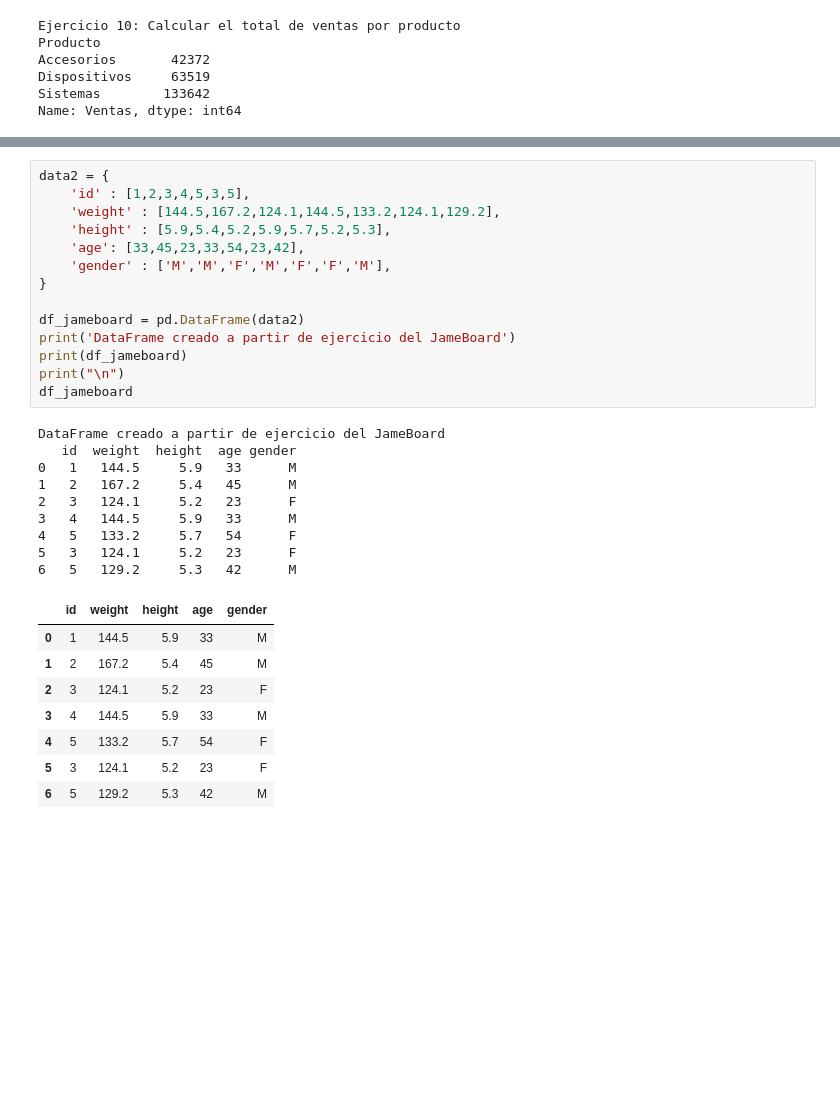
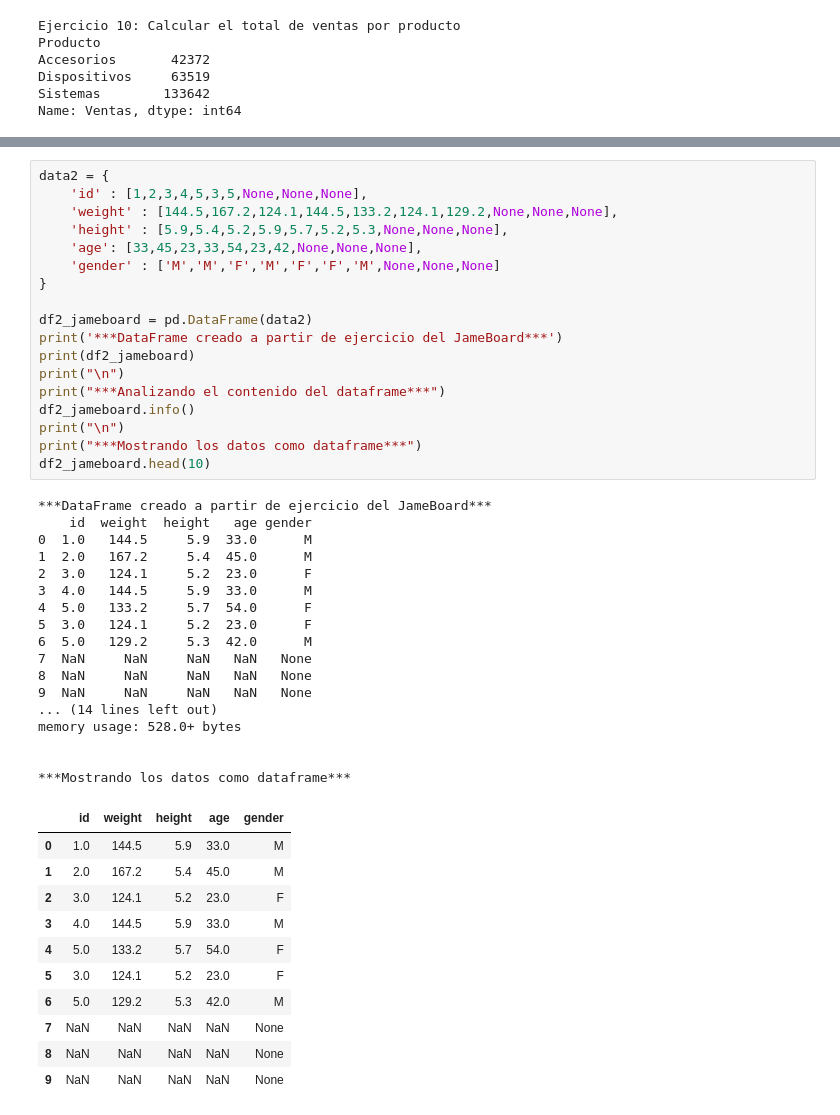
Before and after one commit to P-MATM/TalentoTech, a Jupyter notebook: 1_Primera_Práctica.ipynb, the cells around one changed output, grey strips where cells are left out. Saved outputs shown, nothing was run; the diff lists cells and outputs as text; blank space fills up the shorter version.

```diff
--- a/1_Primera_Práctica.ipynb
+++ b/1_Primera_Práctica.ipynb
@@ -369,32 +380,47 @@ DataFrame creado a partir de ejercicio del JameBoard
 # %%
 data2 = {
-    'id' : [1,2,3,4,5,3,5],
-    'weight' : [144.5,167.2,124.1,144.5,133.2,124.1,129.2],
-    'height' : [5.9,5.4,5.2,5.9,5.7,5.2,5.3],
-    'age': [33,45,23,33,54,23,42],
-    'gender' : ['M','M','F','M','F','F','M'],
+    'id' : [1,2,3,4,5,3,5,None,None,None],
+    'weight' : [144.5,167.2,124.1,144.5,133.2,124.1,129.2,None,None,None],
+    'height' : [5.9,5.4,5.2,5.9,5.7,5.2,5.3,None,None,None],
+    'age': [33,45,23,33,54,23,42,None,None,None],
+    'gender' : ['M','M','F','M','F','F','M',None,None,None]
 }
 
-df_jameboard = pd.DataFrame(data2)
-print('DataFrame creado a partir de ejercicio del JameBoard')
-print(df_jameboard)
+df2_jameboard = pd.DataFrame(data2)
+print('***DataFrame creado a partir de ejercicio del JameBoard***')
+print(df2_jameboard)
 print("\n")
-df_jameboard
+print("***Analizando el contenido del dataframe***")
+df2_jameboard.info()
+print("\n")
+print("***Mostrando los datos como dataframe***")
+df2_jameboard.head(10)
 # %% [output]
-DataFrame creado a partir de ejercicio del JameBoard
-   id  weight  height  age gender
-0   1   144.5     5.9   33      M
-1   2   167.2     5.4   45      M
-2   3   124.1     5.2   23      F
-3   4   144.5     5.9   33      M
-4   5   133.2     5.7   54      F
-5   3   124.1     5.2   23      F
-6   5   129.2     5.3   42      M
+***DataFrame creado a partir de ejercicio del JameBoard***
+    id  weight  height   age gender
+0  1.0   144.5     5.9  33.0      M
+1  2.0   167.2     5.4  45.0      M
+2  3.0   124.1     5.2  23.0      F
+3  4.0   144.5     5.9  33.0      M
+4  5.0   133.2     5.7  54.0      F
+5  3.0   124.1     5.2  23.0      F
+6  5.0   129.2     5.3  42.0      M
+7  NaN     NaN     NaN   NaN   None
+8  NaN     NaN     NaN   NaN   None
+9  NaN     NaN     NaN   NaN   None
+... (14 lines left out)
+memory usage: 528.0+ bytes
+
+
+***Mostrando los datos como dataframe***
 |  | id | weight | height | age | gender |
-| 0 | 1 | 144.5 | 5.9 | 33 | M |
-| 1 | 2 | 167.2 | 5.4 | 45 | M |
-| 2 | 3 | 124.1 | 5.2 | 23 | F |
-| 3 | 4 | 144.5 | 5.9 | 33 | M |
-| 4 | 5 | 133.2 | 5.7 | 54 | F |
-| 5 | 3 | 124.1 | 5.2 | 23 | F |
-| 6 | 5 | 129.2 | 5.3 | 42 | M |
+| 0 | 1.0 | 144.5 | 5.9 | 33.0 | M |
+| 1 | 2.0 | 167.2 | 5.4 | 45.0 | M |
+| 2 | 3.0 | 124.1 | 5.2 | 23.0 | F |
+| 3 | 4.0 | 144.5 | 5.9 | 33.0 | M |
+| 4 | 5.0 | 133.2 | 5.7 | 54.0 | F |
+| 5 | 3.0 | 124.1 | 5.2 | 23.0 | F |
+| 6 | 5.0 | 129.2 | 5.3 | 42.0 | M |
+| 7 | NaN | NaN | NaN | NaN | None |
+| 8 | NaN | NaN | NaN | NaN | None |
+| 9 | NaN | NaN | NaN | NaN | None |
```
Also changed, not shown: parts of 14 cells of this notebook.
